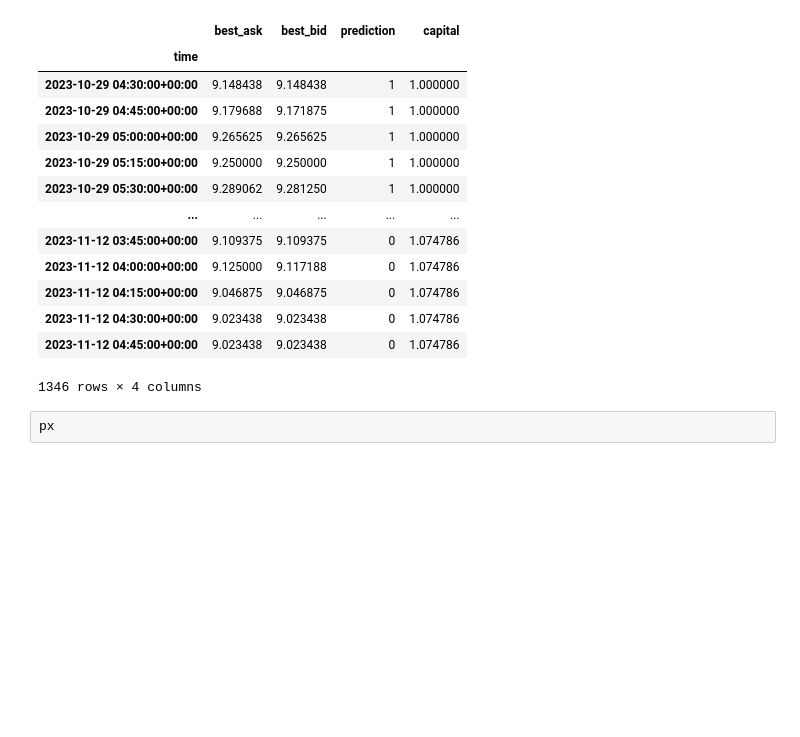
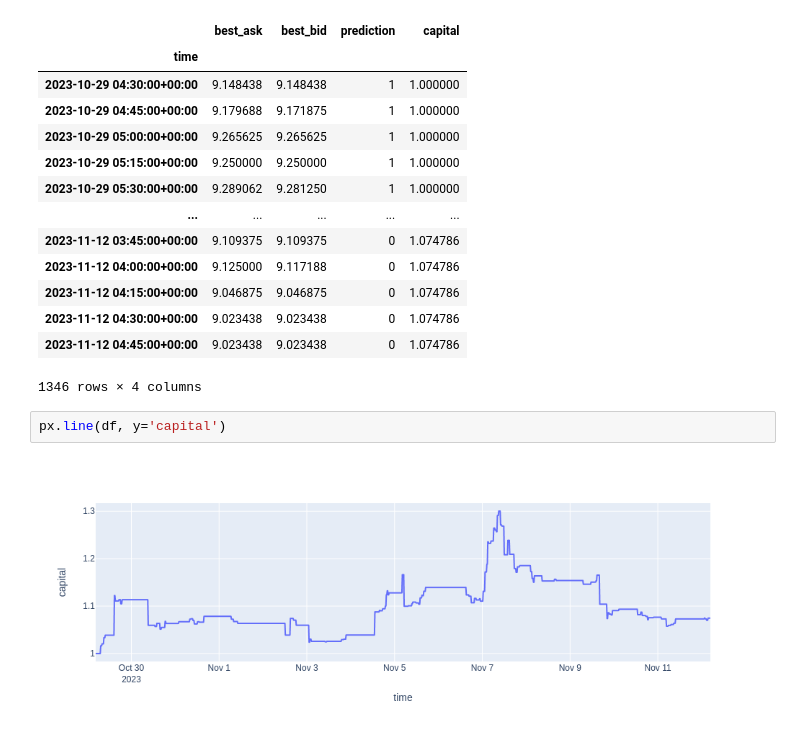
Before and after one commit to joliveros/exchange-data, a Jupyter notebook: notebooks/backtest.ipynb, the cells around one changed output. Drawn from its saved outputs; the diff is of its cells as text; blank space fills up the shorter version.

```diff
--- a/notebooks/backtest.ipynb
+++ b/notebooks/backtest.ipynb
@@ -111,4 +111,6 @@ df
 | 2023-11-12 04:45:00+00:00 | 9.023438 | 9.023438 | 0 | 1.074786 |
 1346 rows × 4 columns
 # %%
-px
+px.line(df, y='capital')
+# %% [output]
+[figure, added]
```
